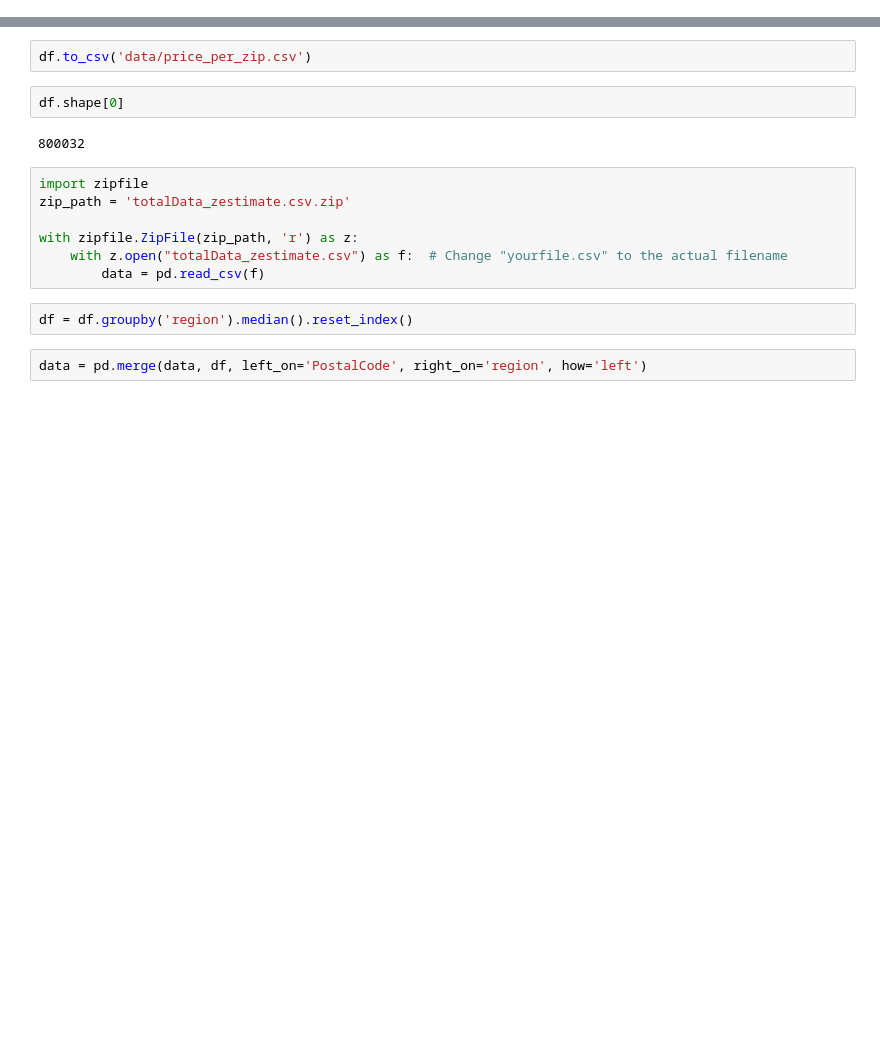
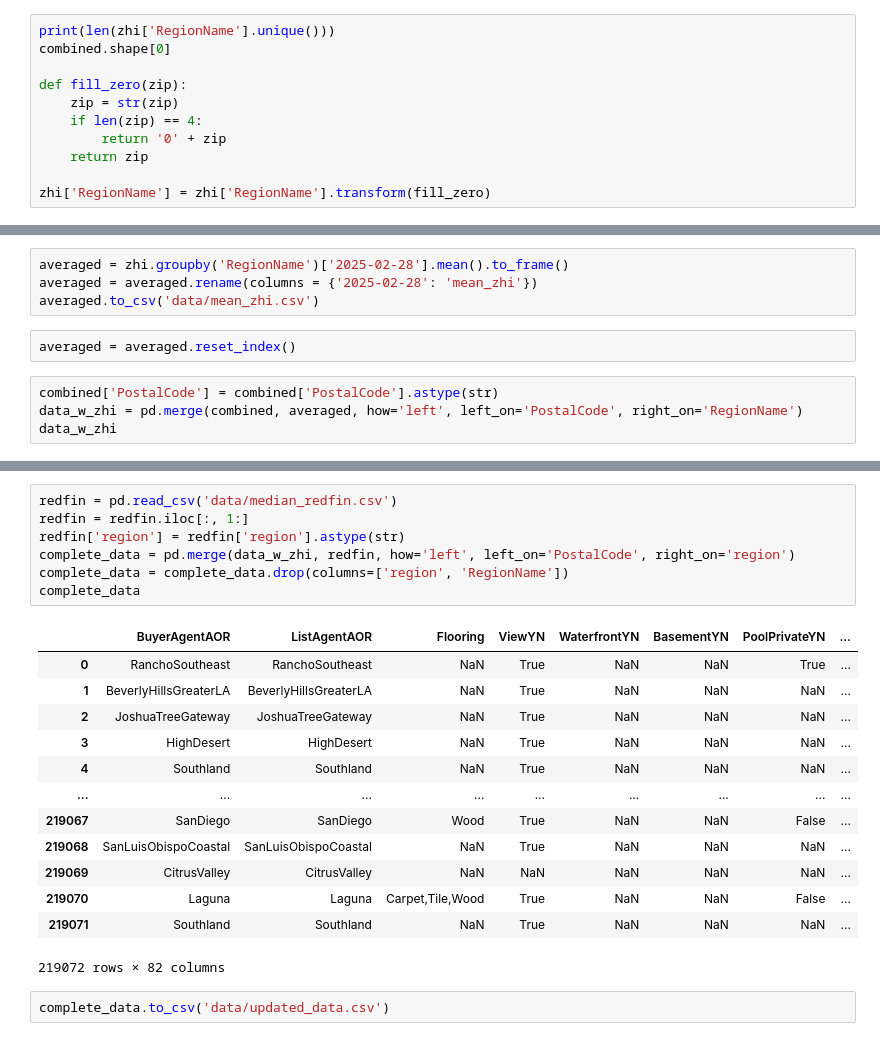
Before and after one commit to bbousquette1/IDX-Exchange-DS16-Winter2025, a Jupyter notebook: Claire_CombineData.ipynb, the cells around one changed output, grey strips where cells are left out. Saved outputs shown, nothing was run; the diff lists cells and outputs as text; blank space fills up the shorter version.

```diff
--- a/Claire_CombineData.ipynb
+++ b/Claire_CombineData.ipynb
@@ -101,0 +37,11 @@ df['region'] = df['region'].transform(extract_zip)
+# %%
+print(len(zhi['RegionName'].unique()))
+combined.shape[0]
+
+def fill_zero(zip):
+    zip = str(zip)
+    if len(zip) == 4:
+        return '0' + zip
+    return zip
+
+zhi['RegionName'] = zhi['RegionName'].transform(fill_zero)
@@ -101,0 +63,10 @@ df['region'] = df['region'].transform(extract_zip)
+# %%
+averaged = zhi.groupby('RegionName')['2025-02-28'].mean().to_frame()
+averaged = averaged.rename(columns = {'2025-02-28': 'mean_zhi'})
+averaged.to_csv('data/mean_zhi.csv')
+# %%
+averaged = averaged.reset_index()
+# %%
+combined['PostalCode'] = combined['PostalCode'].astype(str)
+data_w_zhi = pd.merge(combined, averaged, how='left', left_on='PostalCode', right_on='RegionName')
+data_w_zhi
@@ -102,17 +87,23 @@ df['region'] = df['region'].transform(extract_zip)
+# %%
+redfin = pd.read_csv('data/median_redfin.csv')
+redfin = redfin.iloc[:, 1:]
+redfin['region'] = redfin['region'].astype(str)
+complete_data = pd.merge(data_w_zhi, redfin, how='left', left_on='PostalCode', right_on='region')
+complete_data = complete_data.drop(columns=['region', 'RegionName'])
+complete_data
+# %% [output]
+|  | BuyerAgentAOR | ListAgentAOR | Flooring | ViewYN | WaterfrontYN | BasementYN | PoolPrivateYN | ... |
+| 0 | RanchoSoutheast | RanchoSoutheast | NaN | True | NaN | NaN | True | ... |
+| 1 | BeverlyHillsGreaterLA | BeverlyHillsGreaterLA | NaN | True | NaN | NaN | NaN | ... |
+| 2 | JoshuaTreeGateway | JoshuaTreeGateway | NaN | True | NaN | NaN | NaN | ... |
+| 3 | HighDesert | HighDesert | NaN | True | NaN | NaN | NaN | ... |
+| 4 | Southland | Southland | NaN | True | NaN | NaN | NaN | ... |
+| ... | ... | ... | ... | ... | ... | ... | ... | ... |
+| 219067 | SanDiego | SanDiego | Wood | True | NaN | NaN | False | ... |
+| 219068 | SanLuisObispoCoastal | SanLuisObispoCoastal | NaN | True | NaN | NaN | NaN | ... |
+| 219069 | CitrusValley | CitrusValley | NaN | NaN | NaN | NaN | NaN | ... |
+| 219070 | Laguna | Laguna | Carpet,Tile,Wood | True | NaN | NaN | False | ... |
+| 219071 | Southland | Southland | NaN | True | NaN | NaN | NaN | ... |
+219072 rows × 82 columns
 # %%
-df.to_csv('data/price_per_zip.csv')
+complete_data.to_csv('data/updated_data.csv')
-# %%
-df.shape[0]
-# %% [output]
-800032
-# %%
-import zipfile
-zip_path = 'totalData_zestimate.csv.zip'
-
-with zipfile.ZipFile(zip_path, 'r') as z:
-    with z.open("totalData_zestimate.csv") as f:  # Change "yourfile.csv" to the actual filename
-        data = pd.read_csv(f)
-# %%
-df = df.groupby('region').median().reset_index()
-# %%
-data = pd.merge(data, df, left_on='PostalCode', right_on='region', how='left')
```
Also changed, not shown: parts of 16 cells of this notebook, 2 other files.
